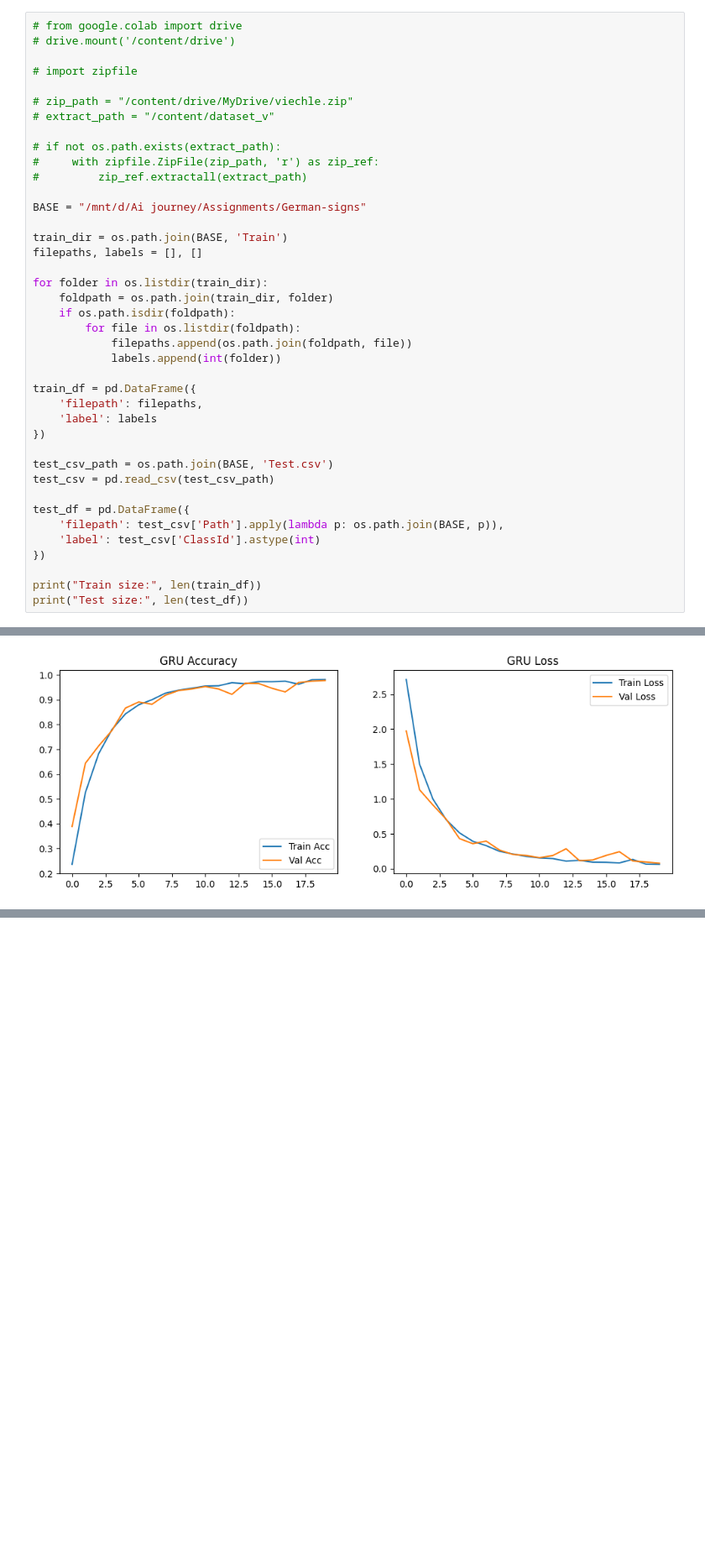
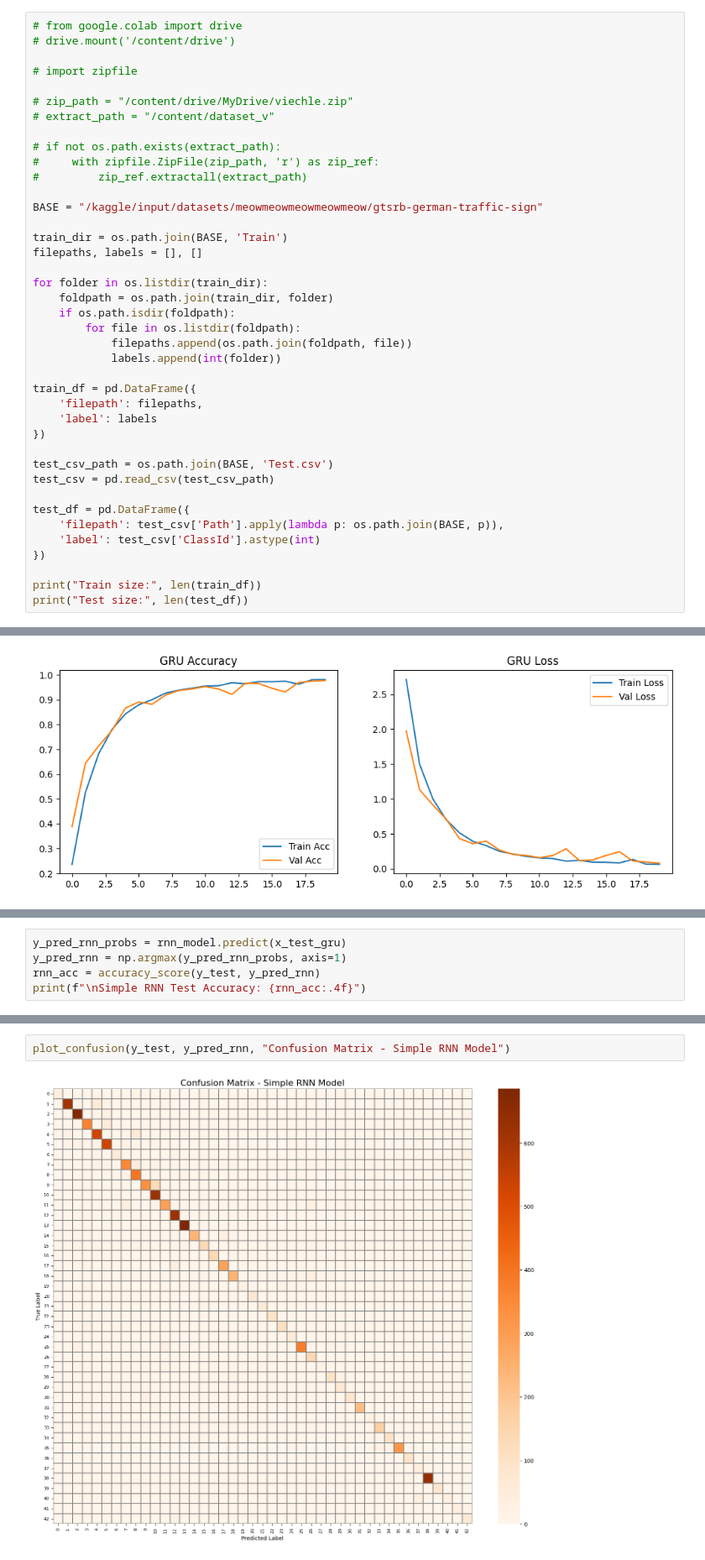
Before and after one commit to Engshadow/Autonomous-Vehicle-Perception-Module, a Jupyter notebook: Project.ipynb, the cells around one changed output, grey strips where cells are left out. Shown at 84% size. Drawn from its saved outputs; the diff is of its cells as text; blank space fills up the shorter version.

```diff
--- a/Project.ipynb
+++ b/Project.ipynb
@@ -42,7 +51,7 @@ from tensorflow.keras.models import Model
 #     with zipfile.ZipFile(zip_path, 'r') as zip_ref:
 #         zip_ref.extractall(extract_path)
 
-BASE = "/mnt/d/Ai journey/Assignments/German-signs"
+BASE = "/kaggle/input/datasets/meowmeowmeowmeowmeow/gtsrb-german-traffic-sign"
 
 train_dir = os.path.join(BASE, 'Train')
 filepaths, labels = [], []
@@ -1267,0 +1335,5 @@ plot_confusion(y_test, y_pred_gru, "Confusion Matrix - GRU Model")
+# %%
+y_pred_rnn_probs = rnn_model.predict(x_test_gru)
+y_pred_rnn = np.argmax(y_pred_rnn_probs, axis=1)
+rnn_acc = accuracy_score(y_test, y_pred_rnn)
+print(f"\nSimple RNN Test Accuracy: {rnn_acc:.4f}")
@@ -1267,0 +1361,4 @@ plot_confusion(y_test, y_pred_gru, "Confusion Matrix - GRU Model")
+# %%
+plot_confusion(y_test, y_pred_rnn, "Confusion Matrix - Simple RNN Model")
+# %% [output]
+[figure, added]
```
Also changed, not shown: parts of 6 cells of this notebook, 8 other files.
